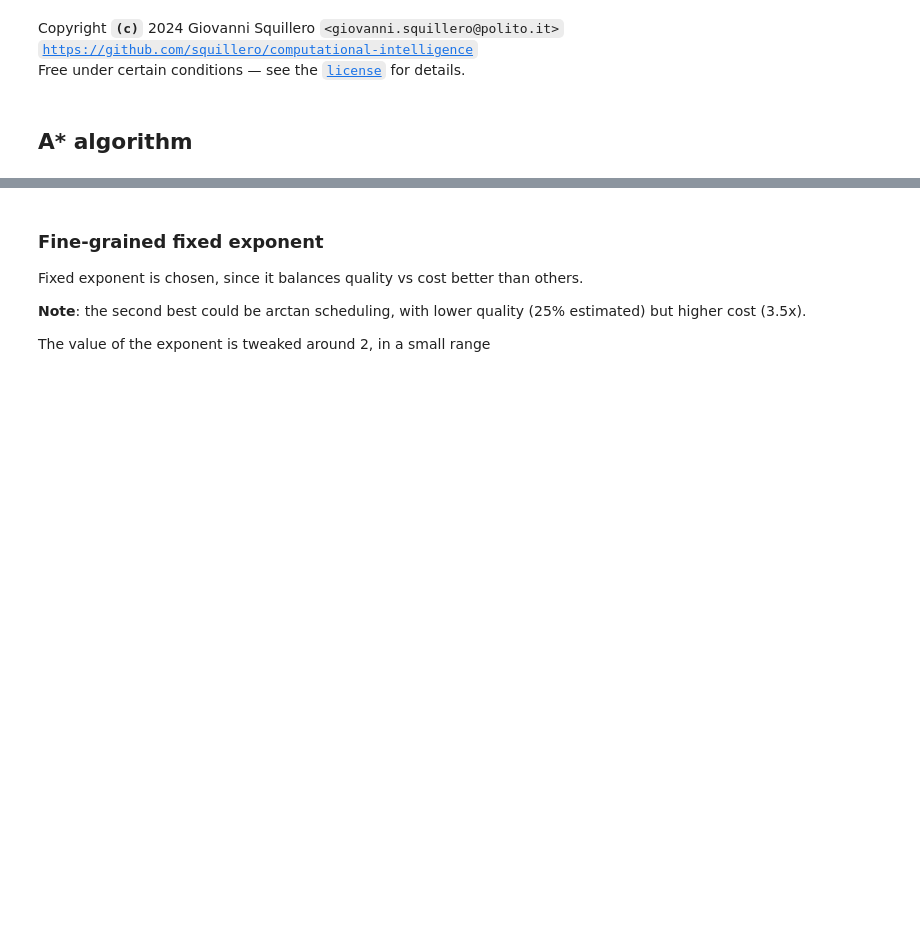
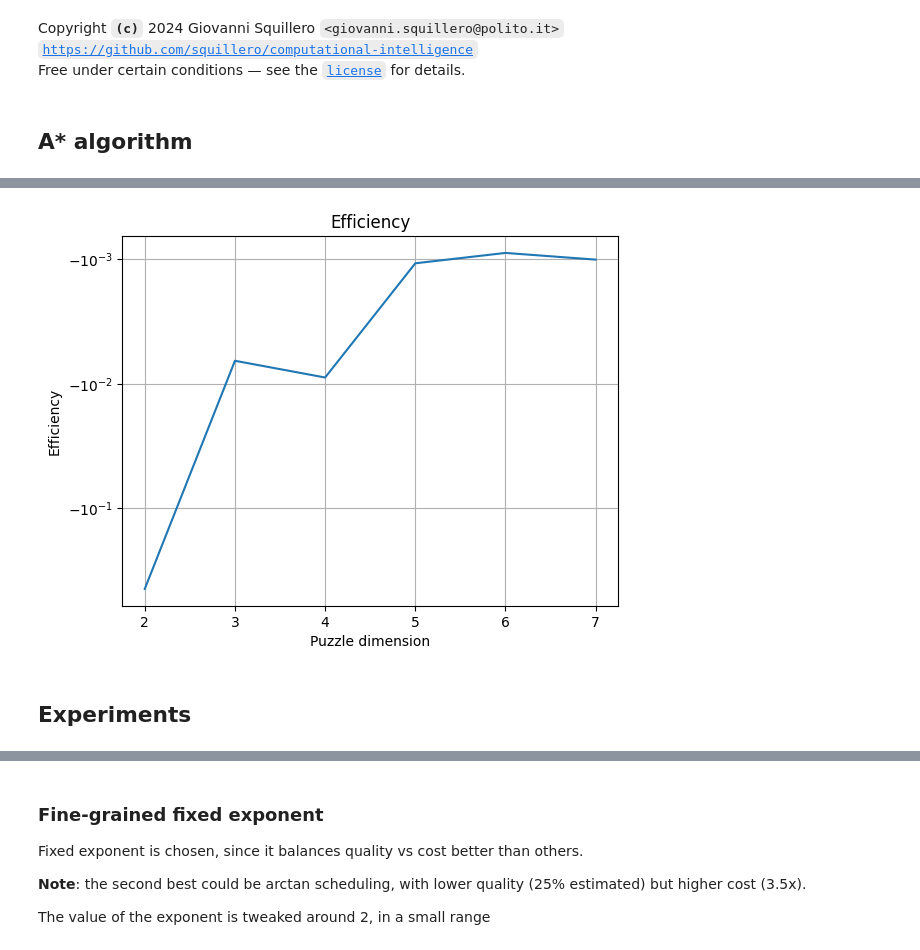
Before and after one commit to MicheleCazzola/CI2024_lab3, a Jupyter notebook: n-puzzle.ipynb, the cells around one changed output, grey strips where cells are left out. Cells and saved outputs as stored; diff of their text form; code cells hidden in the pictures; blank space fills up the shorter version.

Commit message:
final solution for n-puzzle, until n = 7

```diff
--- a/n-puzzle.ipynb
+++ b/n-puzzle.ipynb
@@ -34,15 +39,16 @@ class State:
         return self.hash < other.hash
 # %%
 def available_actions(state: np.ndarray) -> list['Action']:
+    puzzle_dim = state.shape[0]
     x, y = [int(i[0]) for i in np.where(state == 0)]
     actions = list()
     if x > 0:
         actions.append(action((x, y), (x - 1, y)))
-    if x < PUZZLE_DIM - 1:
+    if x < puzzle_dim - 1:
         actions.append(action((x, y), (x + 1, y)))
     if y > 0:
         actions.append(action((x, y), (x, y - 1)))
-    if y < PUZZLE_DIM - 1:
+    if y < puzzle_dim - 1:
         actions.append(action((x, y), (x, y + 1)))
     return actions
 
@@ -59,6 +65,7 @@ def counter(fn):
 @counter
 def do_action(state: np.ndarray, action: 'Action') -> np.ndarray:
     new_state = state.copy()
+    #print(action)
     new_state[action.pos1], new_state[action.pos2] = new_state[action.pos2], new_state[action.pos1]
     return new_state
 # %% [markdown]
@@ -130,9 +142,13 @@ def is_solvable(state: np.ndarray) -> bool:
 				inversions += 1
 	return inversions % 2 == 0
 # %%
-def init_state(goal: np.ndarray, randomize_steps=RANDOMIZE_STEPS) -> np.ndarray:
+def init_state(goal: np.ndarray, puzzle_dim: int = PUZZLE_DIM, randomize_steps=RANDOMIZE_STEPS) -> np.ndarray:
     state = goal.copy()
     np.random.shuffle(state.flatten())
-    for _ in tqdm(range(randomize_steps), desc='Randomizing'):
+    for _ in range(randomize_steps):
         state = do_action(state, choice(available_actions(state)))
-    return state.reshape(PUZZLE_DIM, PUZZLE_DIM)
+    return state.reshape(puzzle_dim, puzzle_dim)
+
+def set_goal(puzzle_dim: int) -> np.ndarray:
+    goal = np.array([n for n in range(1, puzzle_dim**2)] + [0])
+    return goal.reshape((puzzle_dim, puzzle_dim))
@@ -138,0 +239,26 @@ def init_state(goal: np.ndarray, randomize_steps=RANDOMIZE_STEPS) -> np.ndarray:
+# %%
+def plot_results(results):
+    puz_dimensions, qualities, costs, efficiencies = [], [], [], []
+    for (puzzle_dim, result) in results.items():
+        avg_quality, avg_cost, avg_efficiency = map(result.get, list(result.keys()))
+
+        puz_dimensions.append(puzzle_dim)
+        qualities.append(avg_quality)
+        costs.append(avg_cost)
+        efficiencies.append(avg_efficiency)
+
+    th = max(efficiencies)
+
+    plt.figure("efficiency")
+
+    plt.plot(puz_dimensions, efficiencies, label="Efficiency")
+    plt.yscale("symlog", linthresh=-0.1*th)
+    plt.title("Efficiency")
+    plt.xlabel("Puzzle dimension")
+    plt.ylabel("Efficiency")
+    plt.grid()
+
+
+    plt.show()
+# %%
+results = solve(MIN_PUZZLE_DIM, MAX_PUZZLE_DIM, HEURISTICS_PER_SIZE, EXP_PER_SIZE, TRIES_PER_SIZE)
@@ -139 +294,7 @@ def init_state(goal: np.ndarray, randomize_steps=RANDOMIZE_STEPS) -> np.ndarray:
+# %%
+plot_results(results)
+# %% [output]
+[figure, added]
+# %% [markdown]
+## Experiments
 # %%
```
Also changed, not shown: parts of 32 cells of this notebook, 3 other files.
